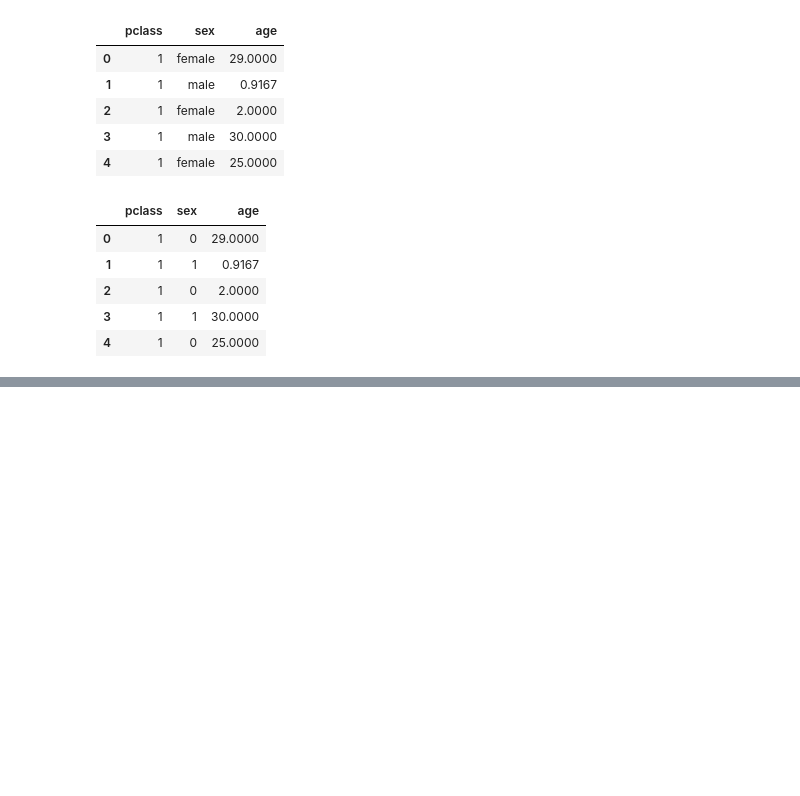
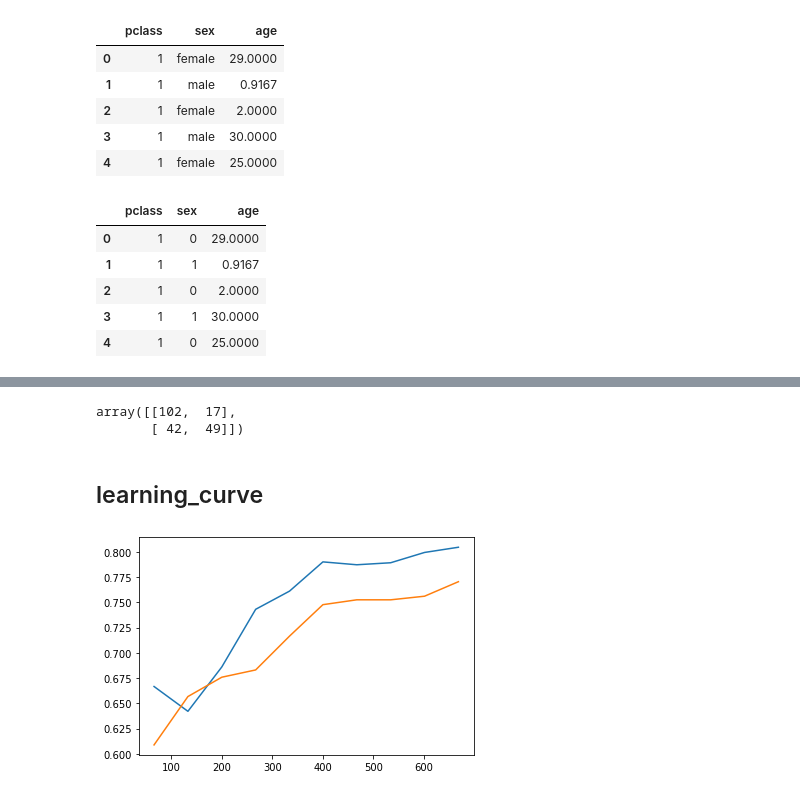
Before and after one commit to MMB019/Projet, a Jupyter notebook: IAtitanic2.ipynb, the cells around one changed output, grey strips where cells are left out. Cells and saved outputs as stored; diff of their text form; code cells hidden in the pictures; blank space fills up the shorter version.

```diff
--- a/IAtitanic2.ipynb
+++ b/IAtitanic2.ipynb
@@ -170,0 +181,7 @@ vous allez pas survivre !!!
+# %%
+param_grid=({
+    "n_neighbors": np.arange(1, 20),
+    "metric":["euclidean","manhattan"]
+})
+
+grid=GridSearchCV(KNeighborsClassifier(),param_grid=param_grid,cv=5)
@@ -170,0 +197,2 @@ vous allez pas survivre !!!
+# %%
+model=grid.best_estimator_
@@ -170,0 +207,7 @@ vous allez pas survivre !!!
+# %%
+confusion_matrix(y_test,model.predict(x_test))
+# %% [output]
+array([[102,  17],
+       [ 42,  49]])
+# %% [markdown]
+## learning_curve
@@ -170,0 +216,8 @@ vous allez pas survivre !!!
+# %%
+N,train_score,val_score=learning_curve(model,x_train,y_train,train_sizes=np.linspace(0.1, 1.0,10))
+# %%
+plt.plot(N,train_score.mean(axis=1))
+plt.plot(N,val_score.mean(axis=1))
+plt.show()
+# %% [output]
+[figure, added]
```
Also changed, not shown: parts of 28 cells of this notebook.
